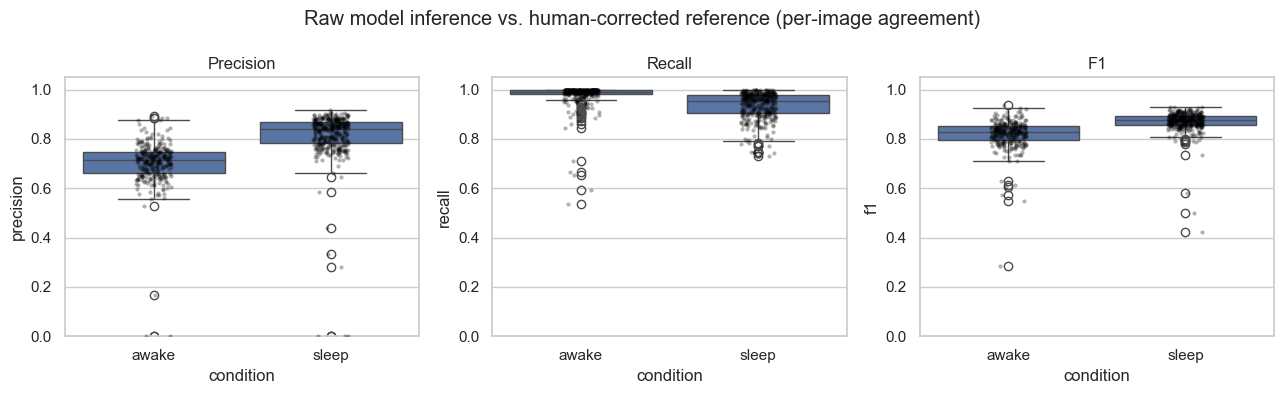
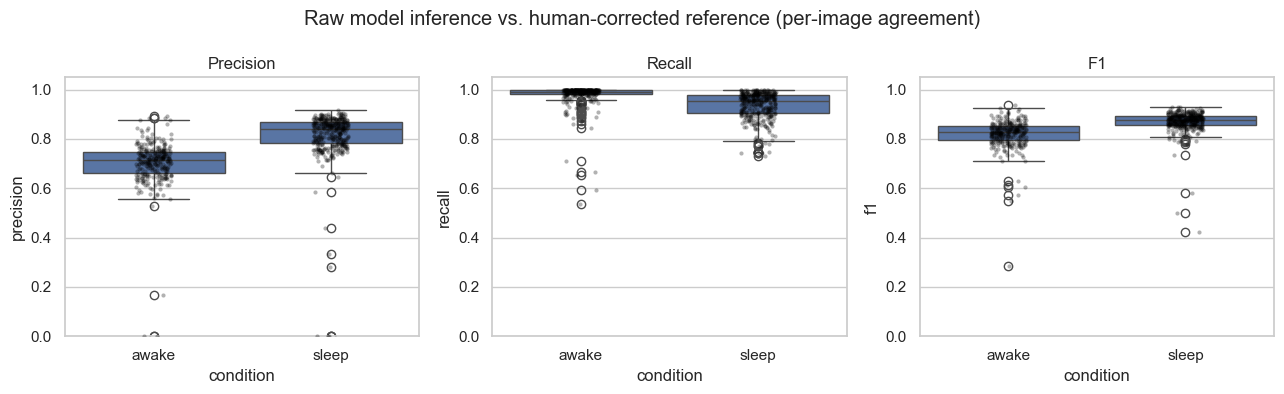
The notebook cell's code change between the first figure and the second:
--- before
+++ after
@@ -8,4 +8,4 @@
 fig.suptitle("Raw model inference vs. human-corrected reference (per-image agreement)")
 fig.tight_layout()
-fig.savefig(OUTPUT_DIR / "detection_source_agreement.png", dpi=150)
+# fig.savefig(OUTPUT_DIR / "detection_source_agreement.png", dpi=150)
 plt.show()

Commit: reorganize saved plots into subfolders